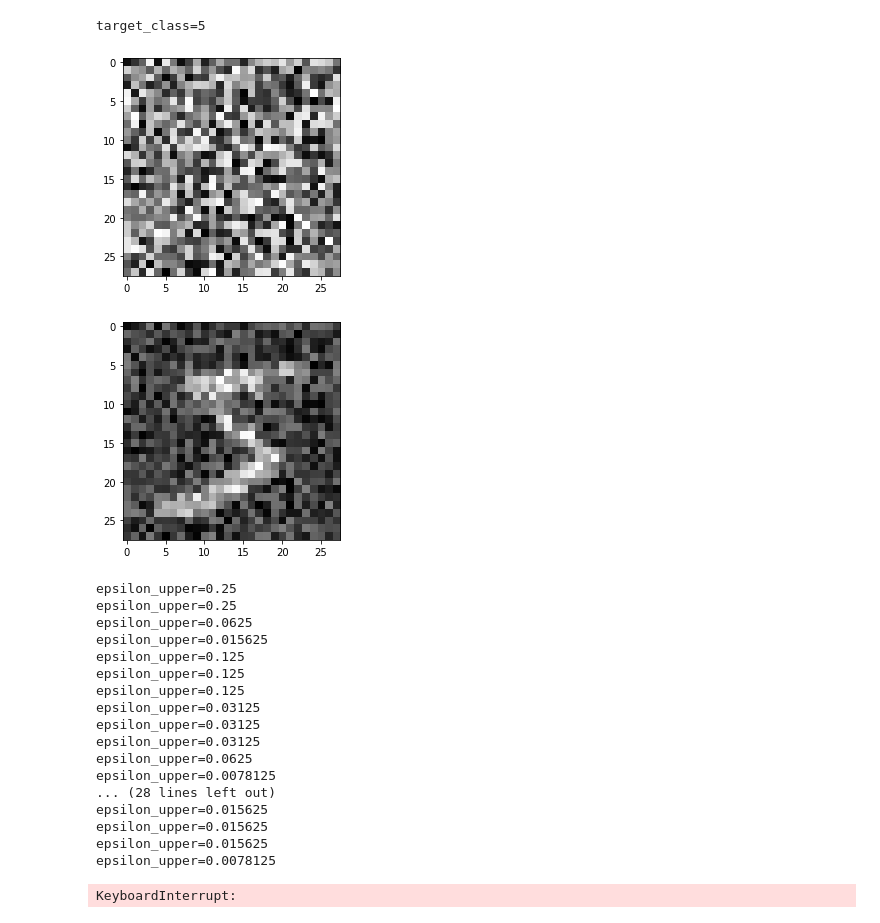
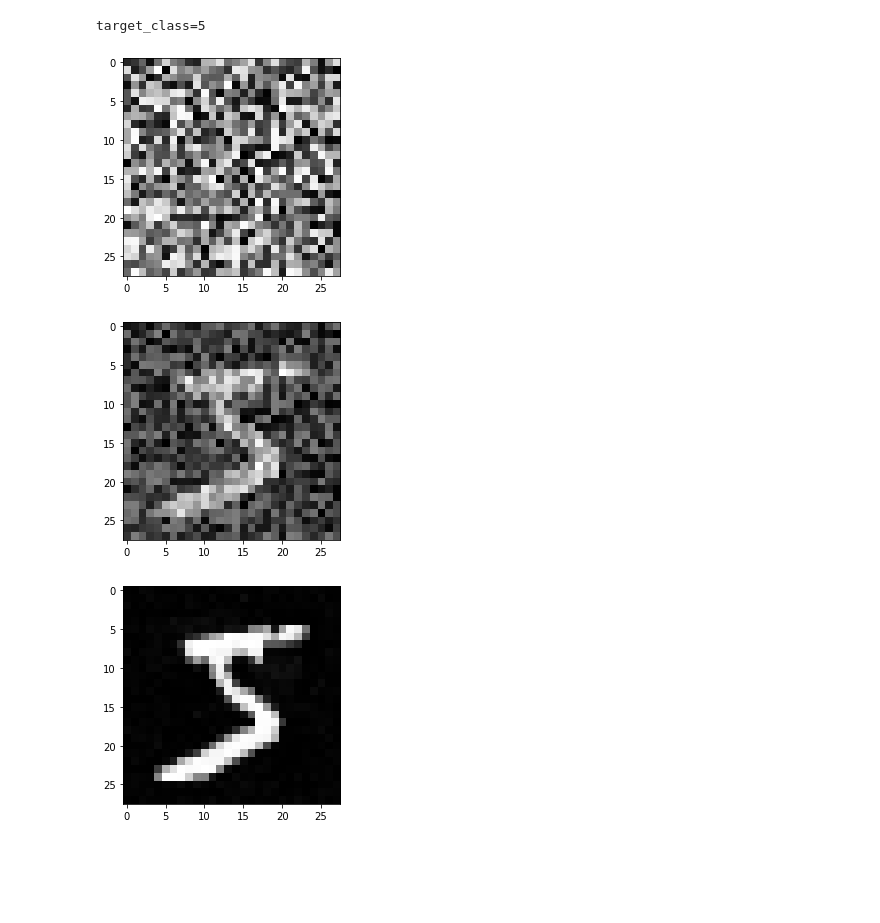
Before and after one commit to BenBadnani/Boundary-Attacks, a Jupyter notebook: boundary_attack.ipynb, the cells around one changed output. Cells and saved outputs as stored; diff of their text form; code cells hidden in the pictures; blank space fills up the shorter version.

Commit message:
Made the boundary attack greedy, now performs much better

```diff
--- a/boundary_attack.ipynb
+++ b/boundary_attack.ipynb
@@ -186,28 +208,11 @@ print(f'{target_class=}')
 [figure]
 target_class=5
 # %%
-final = boundary_attack(model, eval_model, target, target_class, 10000)
+final = boundary_attack(model, eval_model, target, target_class, 1000)
 # %% [output]
-[figure, old version]
+[figure, new version]
-[figure, old version]
+[figure, new version]
-epsilon_upper=0.25
-epsilon_upper=0.25
-epsilon_upper=0.0625
-epsilon_upper=0.015625
-epsilon_upper=0.125
-epsilon_upper=0.125
-epsilon_upper=0.125
-epsilon_upper=0.03125
-epsilon_upper=0.03125
-epsilon_upper=0.03125
-epsilon_upper=0.0625
-epsilon_upper=0.0078125
-... (28 lines left out)
-epsilon_upper=0.015625
-epsilon_upper=0.015625
-epsilon_upper=0.015625
-epsilon_upper=0.0078125
-KeyboardInterrupt:
+[figure, added]
 # %%
 %matplotlib inline
 
```
Also changed, not shown: parts of 2 cells of this notebook.
